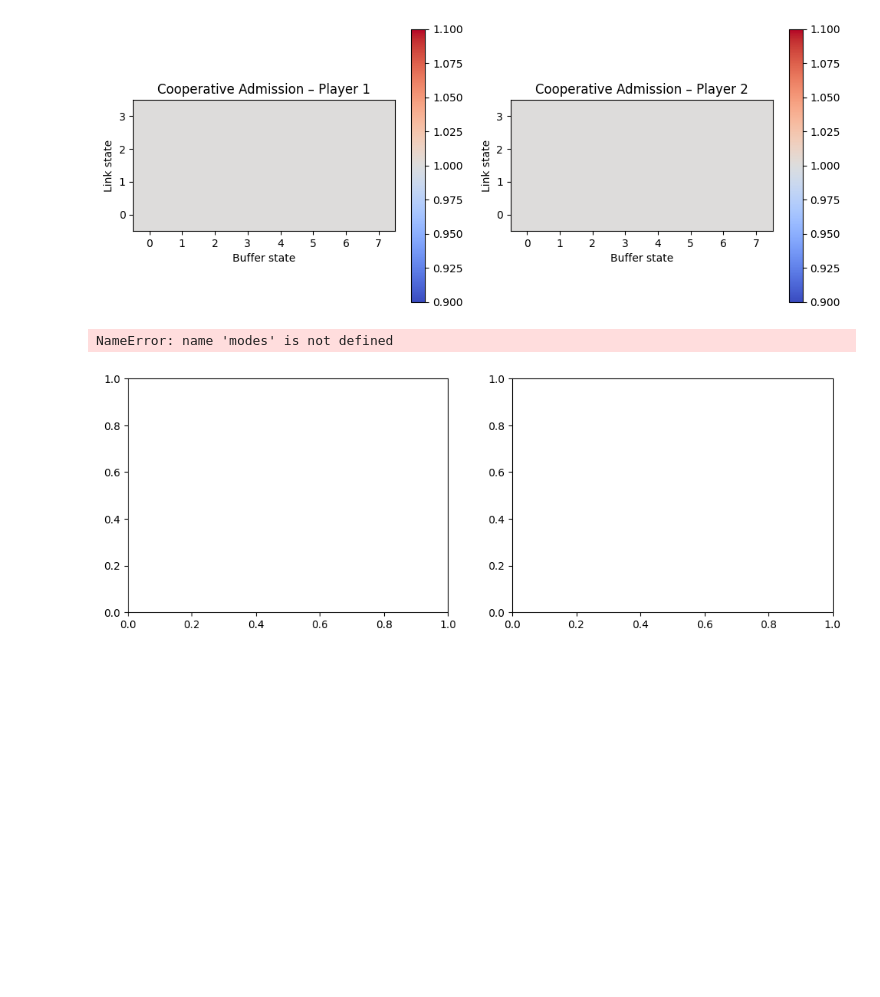
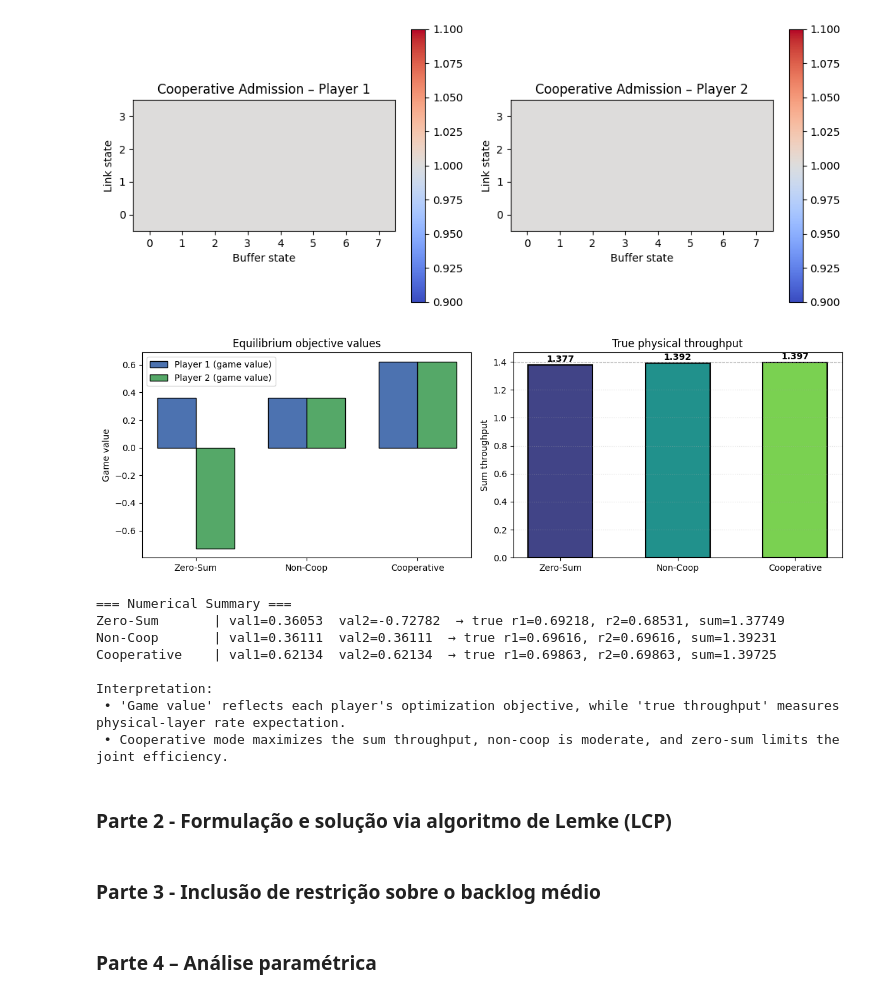
Before and after one commit to novae1/rl_gym, a Jupyter notebook: stochastic_games/team_game_vs_non_cooperative_simple_stochastic_game.ipynb, the cells around one changed output. Saved outputs shown, nothing was run; the diff lists cells and outputs as text; code cells hidden in the pictures; blank space fills up the shorter version.

Commit message:
fixed missing variables

```diff
--- a/stochastic_games/team_game_vs_non_cooperative_simple_stochastic_game.ipynb
+++ b/stochastic_games/team_game_vs_non_cooperative_simple_stochastic_game.ipynb
@@ -495,6 +496,10 @@ adm1_z = extract_admission_policy(rho1_z, s_zero.NLinkStates, s_zero.NBufferStat
 adm2_z = extract_admission_policy(rho2_z, s_zero.NLinkStates, s_zero.NBufferStates, s_zero.NPowActs, s_zero.NAdmContrActs)
 
 plot_policies(s_zero, policy1_z, policy2_z, adm1_z, adm2_z, title_prefix="Zero-Sum")
+
+# --- FIX: Compute physical throughput metrics needed for cell 10 ---
+defs_z = queuedefs(s_zero)
+sum_z, r1_z, r2_z = evaluate_physical_throughput(rho1_z, rho2_z, defs_z)
 # %% [output]
 === Model Configuration ===
 Number of channel (link) states: 4
@@ -529,6 +534,10 @@ adm1_n = extract_admission_policy(rho1_n, s_noncoop.NLinkStates, s_noncoop.NBuff
 adm2_n = extract_admission_policy(rho2_n, s_noncoop.NLinkStates, s_noncoop.NBufferStates, s_noncoop.NPowActs, s_noncoop.NAdmContrActs)
 
 plot_policies(s_noncoop, policy1_n, policy2_n, adm1_n, adm2_n, title_prefix="Non-Coop")
+
+# --- FIX: Compute physical throughput metrics needed for cell 10 ---
+defs_n = queuedefs(s_noncoop)
+sum_n, r1_n, r2_n = evaluate_physical_throughput(rho1_n, rho2_n, defs_n)
 # %% [output]
 === Model Configuration ===
 Number of channel (link) states: 4
@@ -563,6 +572,10 @@ adm1_c = extract_admission_policy(rho1_c, s_team.NLinkStates, s_team.NBufferStat
 adm2_c = extract_admission_policy(rho2_c, s_team.NLinkStates, s_team.NBufferStates, s_team.NPowActs, s_team.NAdmContrActs)
 
 plot_policies(s_team, policy1_c, policy2_c, adm1_c, adm2_c, title_prefix="Cooperative")
+
+# --- FIX: Compute physical throughput metrics needed for cell 10 ---
+defs_c = queuedefs(s_team)
+sum_c, r1_c, r2_c = evaluate_physical_throughput(rho1_c, rho2_c, defs_c)
 # %% [output]
 === Model Configuration ===
 Number of channel (link) states: 4
@@ -584,6 +597,11 @@ v2 (Player 2 power limit):       2.0
 [figure]
 [figure]
 # %%
+# --- FIX: Define missing variables for comparison plots ---
+modes = ["Zero-Sum", "Non-Coop", "Cooperative"]
+vals1 = [val1_z, val1_n, val1_c]
+vals2 = [val2_z, val2_n, val2_c]
+
 # --- Visualization of equilibrium values vs physical throughput ---
 fig, ax = plt.subplots(1, 2, figsize=(12,4))
 
@@ -612,32 +630,45 @@ for bar in bars:
 # Optional reference line at the max throughput for visual contrast
 ax[1].axhline(max(throughputs), color="gray", linestyle="--", linewidth=0.8, alpha=0.6)
 
 ax[1].set_xticks(x)
 ax[1].set_xticklabels(modes)
 ax[1].set_ylabel("Sum throughput")
 ax[1].set_title("True physical throughput")
 ax[1].grid(axis="y", linestyle=":", alpha=0.4)
 
 plt.tight_layout()
 plt.show()
 
 
 # --- Numerical summary ---
 print("=== Numerical Summary ===")
 for name, v1, v2, ssum, r1, r2 in zip(
     modes, vals1, vals2,
     [sum_z, sum_n, sum_c],
     [r1_z, r1_n, r1_c],
     [r2_z, r2_n, r2_c]
 ):
     print(f"{name:14s} | val1={v1:7.5f}  val2={v2:7.5f}  "
           f"→ true r1={r1:7.5f}, r2={r2:7.5f}, sum={ssum:7.5f}")
 
 print("\nInterpretation:")
 print(" • 'Game value' reflects each player's optimization objective, "
       "while 'true throughput' measures physical-layer rate expectation.")
 print(" • Cooperative mode maximizes the sum throughput, "
       "non-coop is moderate, and zero-sum limits the joint efficiency.")
 # %% [output]
+[figure, new version]
-NameError: name 'modes' is not defined
+=== Numerical Summary ===
+Zero-Sum       | val1=0.36053  val2=-0.72782  → true r1=0.69218, r2=0.68531, sum=1.37749
+Non-Coop       | val1=0.36111  val2=0.36111  → true r1=0.69616, r2=0.69616, sum=1.39231
+Cooperative    | val1=0.62134  val2=0.62134  → true r1=0.69863, r2=0.69863, sum=1.39725
+
+Interpretation:
+ • 'Game value' reflects each player's optimization objective, while 'true throughput' measures physical-layer rate expectation.
+ • Cooperative mode maximizes the sum throughput, non-coop is moderate, and zero-sum limits the joint efficiency.
-[figure, old version]
+# %% [markdown]
+### Parte 2 - Formulação e solução via algoritmo de Lemke (LCP)
+# %% [markdown]
+### Parte 3 - Inclusão de restrição sobre o backlog médio
+# %% [markdown]
+### Parte 4 – Análise paramétrica
```
Also changed, not shown: parts of 2 cells of this notebook.
